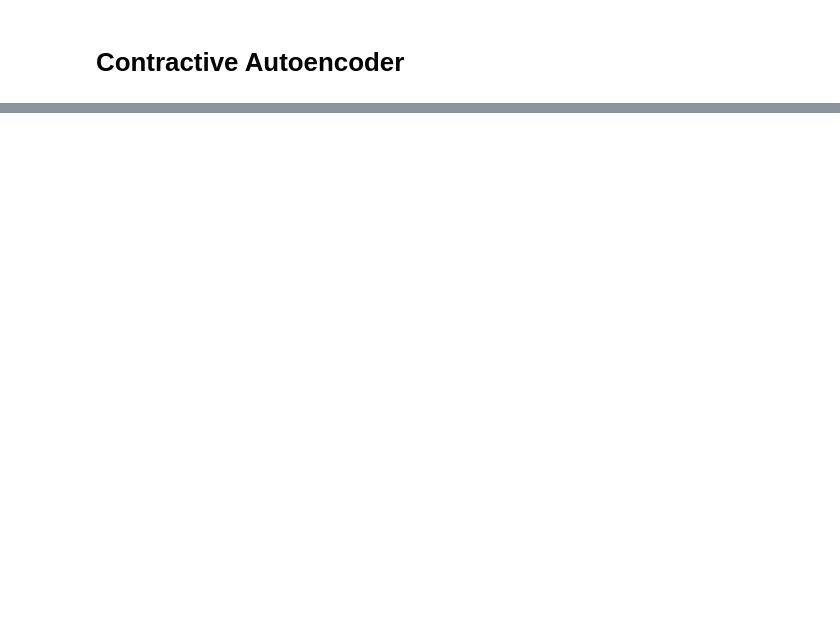
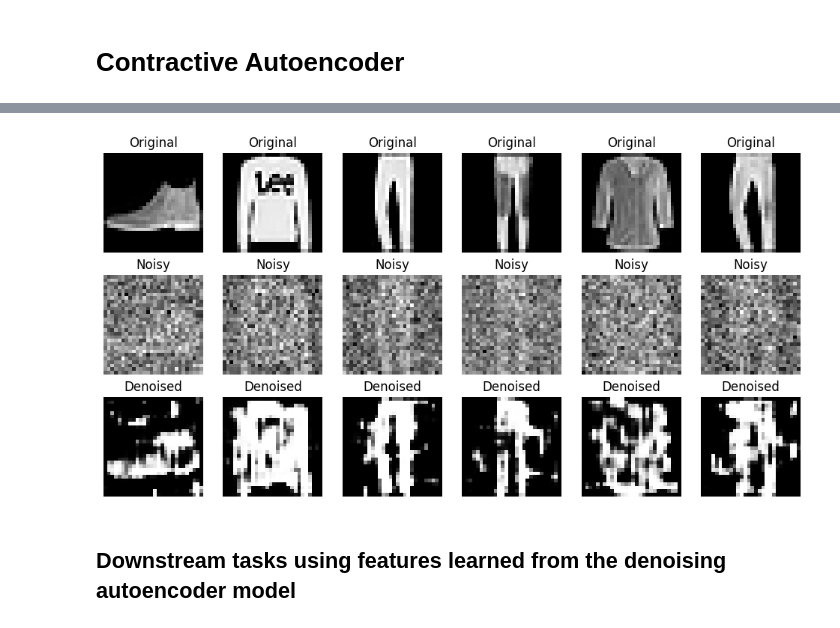
Before and after one commit to Omer-alt/Auto-Encoders, a Jupyter notebook: Auto_Encoders_Implementaion_Notebook.ipynb, the cells around one changed output, grey strips where cells are left out. Saved outputs shown, nothing was run; the diff lists cells and outputs as text; code cells hidden in the pictures; blank space fills up the shorter version.

```diff
--- a/Auto_Encoders_Implementaion_Notebook.ipynb
+++ b/Auto_Encoders_Implementaion_Notebook.ipynb
@@ -410,0 +537,20 @@ Epoch [5/5], Loss: 0.5956
+# %%
+# Training loop
+losses = []
+for epoch in trange(num_epochs):
+    model.train()
+    for data in train_loader:
+        img, _ = data
+        img = img.cuda()
+        noisy_img = add_gaussian_noise(img).cuda()
+
+        # Forward pass
+        outputs = model(noisy_img)
+        loss = criterion(outputs, img)
+        # Backward pass and optimization
+        optimizer.zero_grad()
+        loss.backward()
+        optimizer.step()
+    losses.append(loss.cpu().detach().numpy())
+
+    print(f'Epoch [{epoch+1}/{num_epochs}], Loss: {loss.item():.4f}')
@@ -410,0 +568,32 @@ Epoch [5/5], Loss: 0.5956
+# %%
+# Testing loop for FashionMNIST
+model.eval()
+with torch.no_grad():
+    for data in test_loader:
+        img, _ = data
+        img = img.cuda()
+        noisy_img = (img + 2 * torch.randn_like(img)).cuda()
+        outputs = model(noisy_img)
+
+        # Visualize the results
+        img = img.cpu().numpy()
+        noisy_img = noisy_img.cpu().numpy()
+        outputs = outputs.cpu().numpy()
+
+        fig, axes = plt.subplots(3, 6, figsize=(12, 6))
+        for i in range(6):
+            axes[0, i].imshow(img[i].squeeze(), cmap='gray')
+            axes[0, i].set_title('Original')
+            axes[0, i].axis('off')
+            axes[1, i].imshow(noisy_img[i].squeeze(), cmap='gray')
+            axes[1, i].set_title('Noisy')
+            axes[1, i].axis('off')
+            axes[2, i].imshow(outputs[i].squeeze(), cmap='gray')
+            axes[2, i].set_title('Denoised')
+            axes[2, i].axis('off')
+        plt.show()
+        break
+# %% [output]
+[figure, added]
+# %% [markdown]
+## Downstream tasks using features learned from the denoising autoencoder model
```
Also changed, not shown: parts of 29 cells of this notebook.
